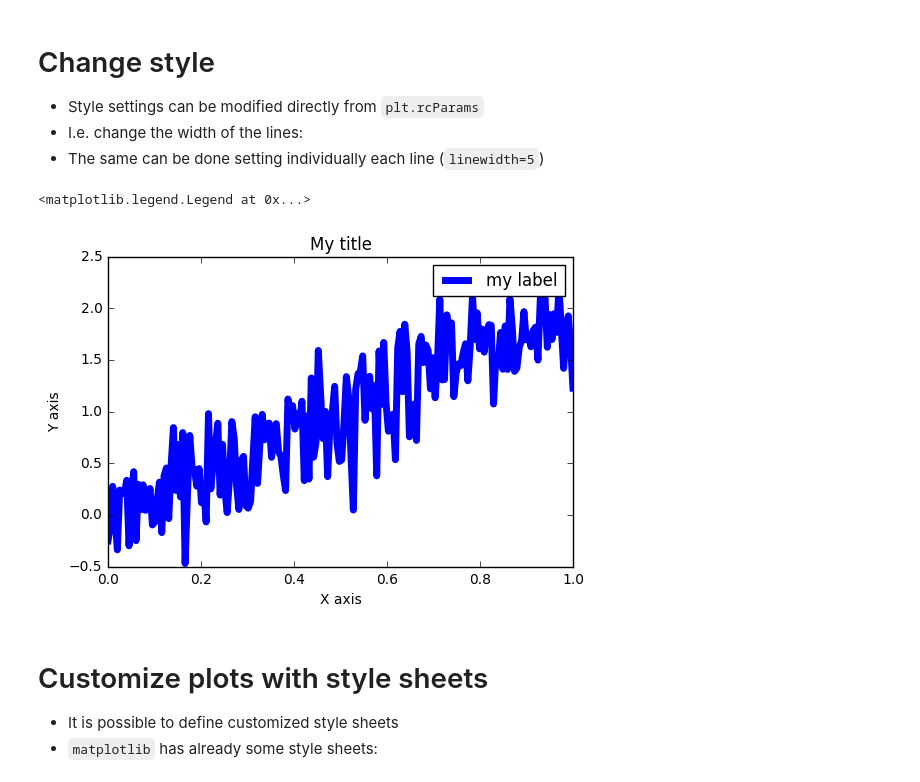
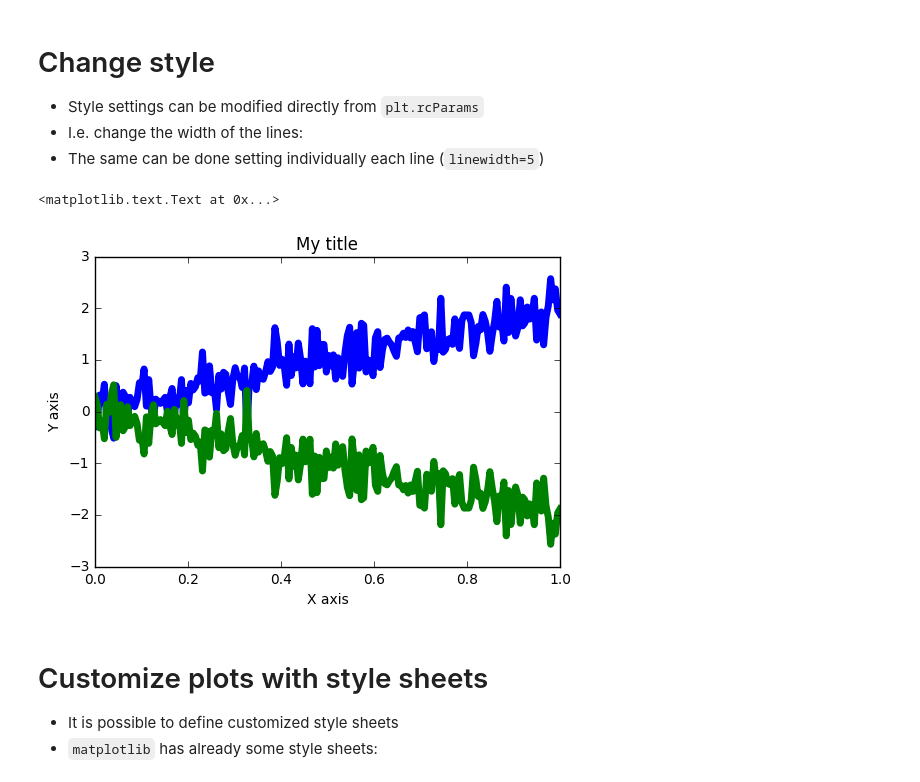
Before and after one commit to mighelone/quality_plot, a Jupyter notebook: matplotlib-configuration.ipynb, the cells around one changed output. Cells and saved outputs as stored; diff of their text form; code cells hidden in the pictures.

```diff
--- a/matplotlib-configuration.ipynb
+++ b/matplotlib-configuration.ipynb
@@ -10,9 +10,12 @@
 * The most common used is `pyplot`
 * Conventionally abbreviated in `plt`
 # %%
+import matplotlib
 import matplotlib.pyplot as plt
 import numpy as np
 %matplotlib inline
+rcParamsInitial = plt.rcParams.copy()
+plt.rcParamsDefault = rcParamsInitial
 # %% [markdown]
 # First plot
 # %%
@@ -58,18 +62,17 @@ RcParams({'agg.path.chunksize': 0,
 * I.e. change the width of the lines:
 * The same can be done setting individually each line (``linewidth=5``)
 # %%
+#
 plt.rcParams['lines.linewidth'] = 5
 ax = plt.subplot(111)
-x = np.linspace(0, 1, 200)
-y = 2 * x + np.random.randn(len(x))*0.3
 ax.plot(x, y, label='my label')
+ax.plot(x, -y, label='my label')
 ax.set_title('My title')
 ax.set_xlabel('X axis')
 ax.set_ylabel('Y axis')
-ax.legend()
 # %% [output]
-<matplotlib.legend.Legend at 0x...>
+<matplotlib.text.Text at 0x...>
-[figure, old version]
+[figure, new version]
 # %% [markdown]
 # Customize plots with style sheets
 
```
Also changed, not shown: parts of 21 cells of this notebook.
